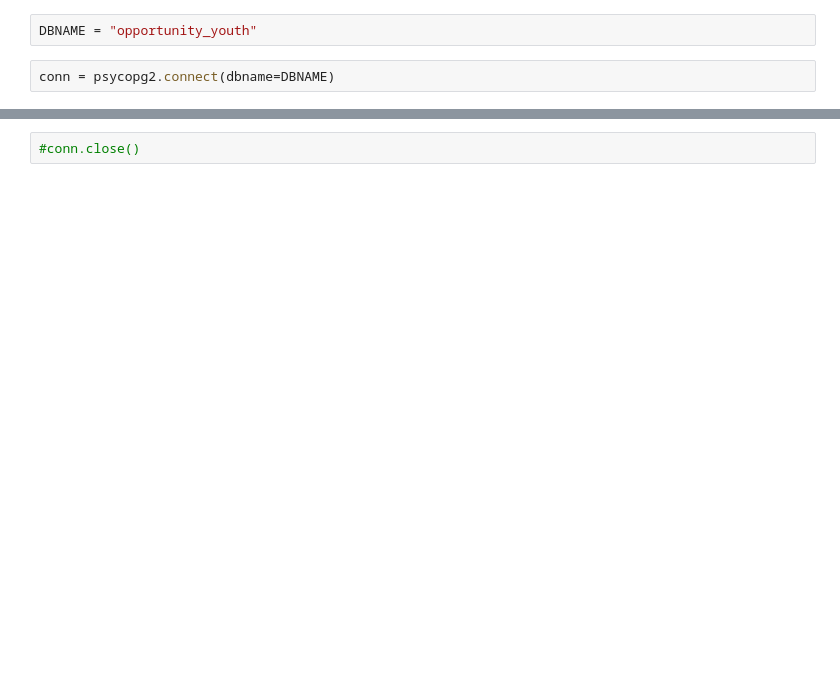
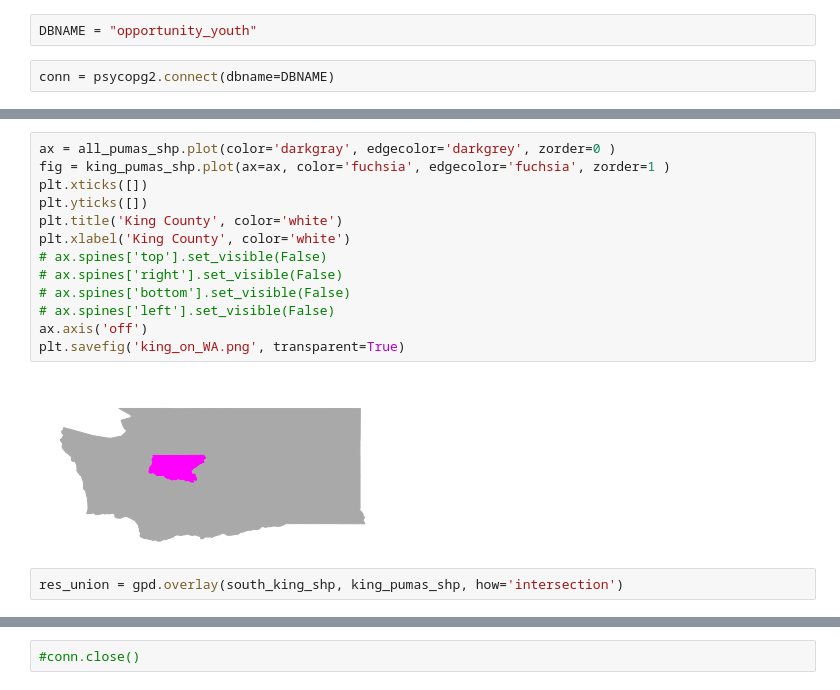
Before and after one commit to JJHick95/phase-1-project-west-ds-082420, a Jupyter notebook: notebooks/exploratory/mapping.ipynb, the cells around one changed output, grey strips where cells are left out. Saved outputs shown, nothing was run; the diff lists cells and outputs as text; blank space fills up the shorter version.

```diff
--- a/notebooks/exploratory/mapping.ipynb
+++ b/notebooks/exploratory/mapping.ipynb
@@ -168,0 +146,17 @@ gdf.plot(ax=ax, color='red')
+# %%
+ax = all_pumas_shp.plot(color='darkgray', edgecolor='darkgrey', zorder=0 )
+fig = king_pumas_shp.plot(ax=ax, color='fuchsia', edgecolor='fuchsia', zorder=1 )
+plt.xticks([])
+plt.yticks([])
+plt.title('King County', color='white')
+plt.xlabel('King County', color='white')
+# ax.spines['top'].set_visible(False)
+# ax.spines['right'].set_visible(False)
+# ax.spines['bottom'].set_visible(False)
+# ax.spines['left'].set_visible(False)
+ax.axis('off')
+plt.savefig('king_on_WA.png', transparent=True)
+# %% [output]
+[figure, added]
+# %%
+res_union = gpd.overlay(south_king_shp, king_pumas_shp, how='intersection')
```
Also changed, not shown: parts of 49 cells of this notebook.
